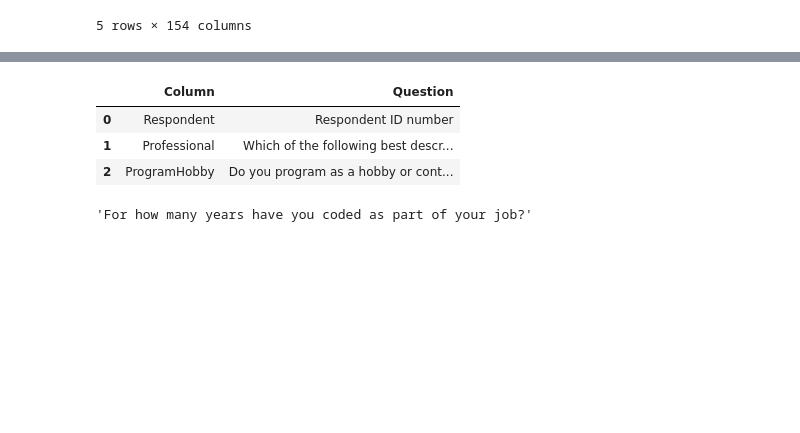
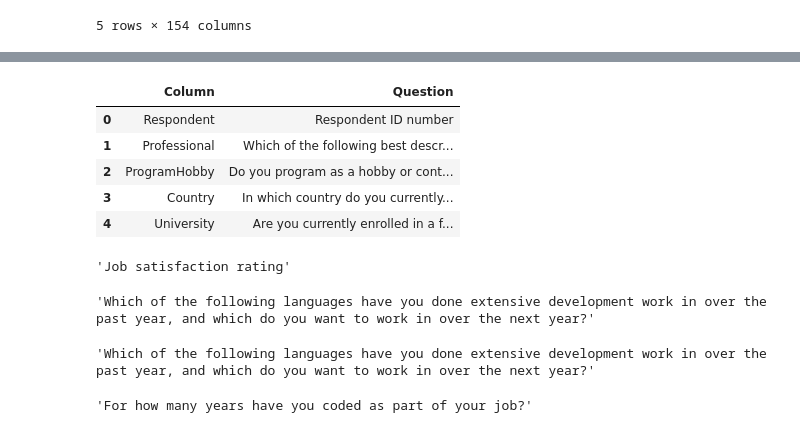
Before and after one commit to cjayidoko/TopDevelopers2017, a Jupyter notebook: IdokoCM_DataSc_Project1.ipynb, the cells around one changed output, grey strips where cells are left out. Drawn from its saved outputs; the diff is of its cells as text; code cells hidden in the pictures; blank space fills up the shorter version.

```diff
--- a/IdokoCM_DataSc_Project1.ipynb
+++ b/IdokoCM_DataSc_Project1.ipynb
@@ -47,10 +99,30 @@ col_list
 # %%
-schema.head(3) #A look at the schema dataset
+schema.head()#a look at the second dataset
 # %% [output]
 |  | Column | Question |
 | 0 | Respondent | Respondent ID number |
 | 1 | Professional | Which of the following best descr... |
 | 2 | ProgramHobby | Do you program as a hobby or cont... |
+| 3 | Country | In which country do you currently... |
+| 4 | University | Are you currently enrolled in a f... |
+# %%
+##Use below to find out more about the questions posed
+XX = schema[schema.Column == 'JobSatisfaction']
+XX['Question'].values[0]
+# %% [output]
+'Job satisfaction rating'
+# %%
+##Use below to find out more about the questions posed
+XX = schema[schema.Column == 'HaveWorkedLanguage']
+XX['Question'].values[0]
+# %% [output]
+'Which of the following languages have you done extensive development work in over the past year, and which do you want to work in over the next year?'
+# %%
+##Use below to find out more about the questions posed
+XX = schema[schema.Column == 'WantWorkLanguage']
+XX['Question'].values[0]
+# %% [output]
+'Which of the following languages have you done extensive development work in over the past year, and which do you want to work in over the next year?'
 # %%
 ##Use below to find out more about the questions posed
 XX = schema[schema.Column == 'YearsCodedJob']
```
Also changed, not shown: parts of 64 cells of this notebook.
